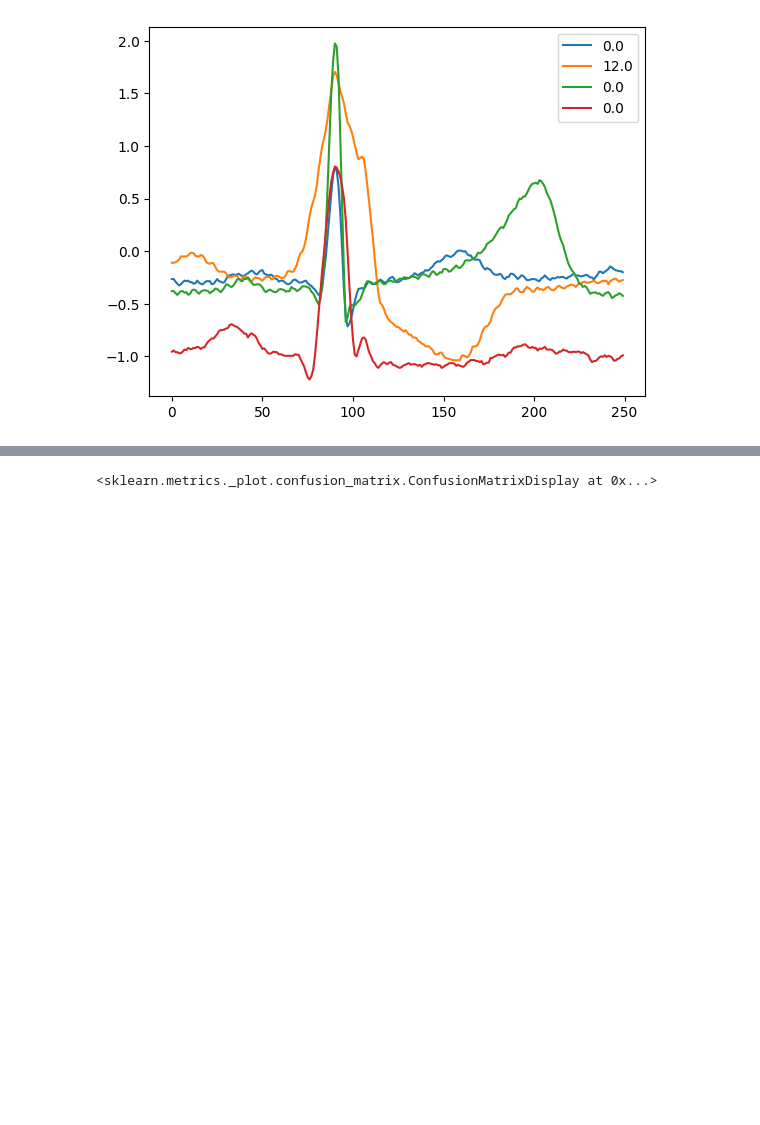
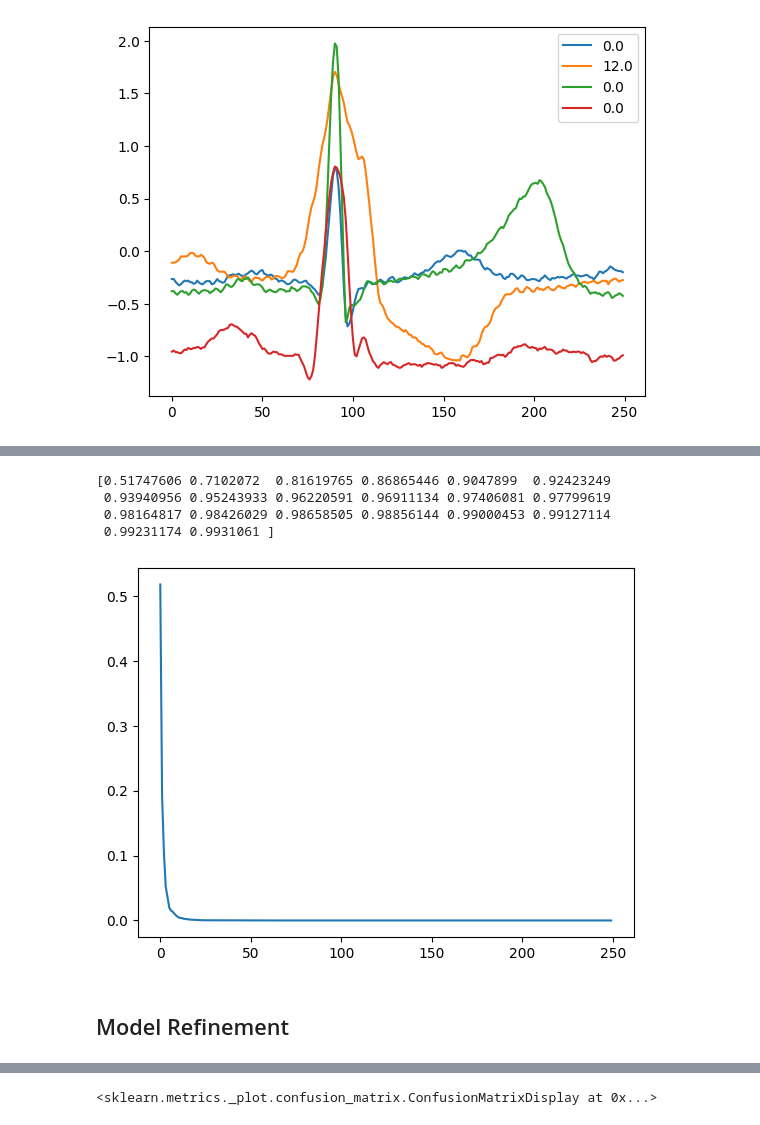
Before and after one commit to zachorrie/ML_ASS, a Jupyter notebook: CS_ARR.ipynb, the cells around one changed output, grey strips where cells are left out. Drawn from its saved outputs; the diff is of its cells as text; code cells hidden in the pictures; blank space fills up the shorter version.

Commit message:
clean and expand preprocessing, metrics and models

```diff
--- a/CS_ARR.ipynb
+++ b/CS_ARR.ipynb
@@ -39,3 +58,20 @@ plt.show()
+# %%
+# apply PCA to the original data
+pca = PCA()
+pca.fit(X_train)
+X_train_pca = pca.transform(X_train)
+X_val_pca = pca.transform(X_val)
+print(np.cumsum(pca.explained_variance_ratio_[0:20]))
+plt.plot(pca.explained_variance_ratio_)
+plt.show()
+# %% [output]
+[0.51747606 0.7102072  0.81619765 0.86865446 0.9047899  0.92423249
+ 0.93940956 0.95243933 0.96220591 0.96911134 0.97406081 0.97799619
+ 0.98164817 0.98426029 0.98658505 0.98856144 0.99000453 0.99127114
+ 0.99231174 0.9931061 ]
+[figure, added]
+# %% [markdown]
+## Model Refinement
 # %%
 clf_lr = LogisticRegression()
 clf_lr.fit(X_train, y_train)
```
Also changed, not shown: parts of 18 cells of this notebook.
